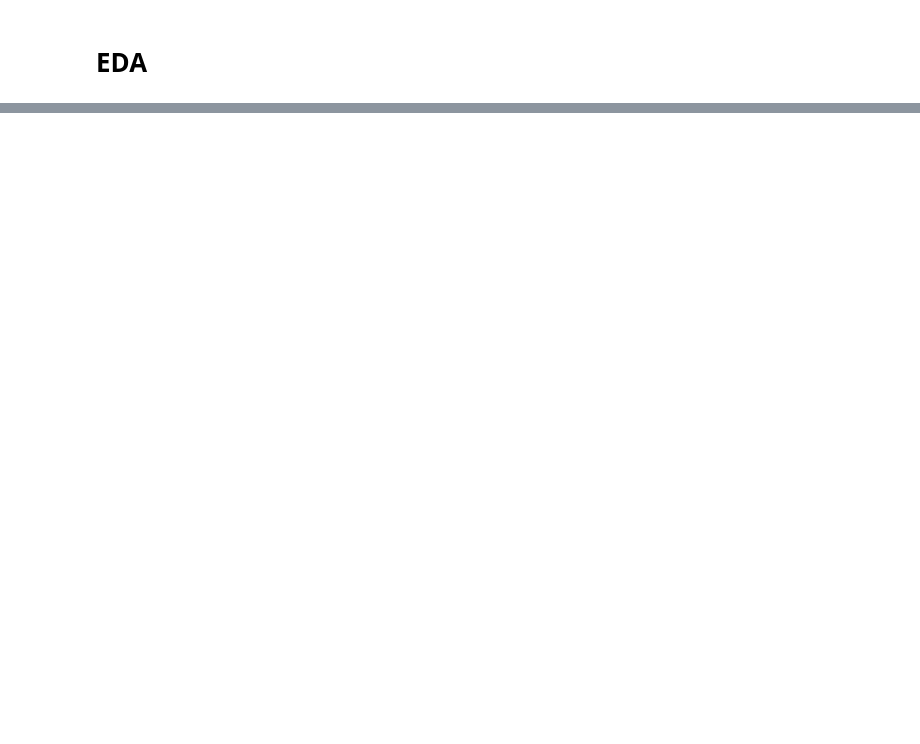
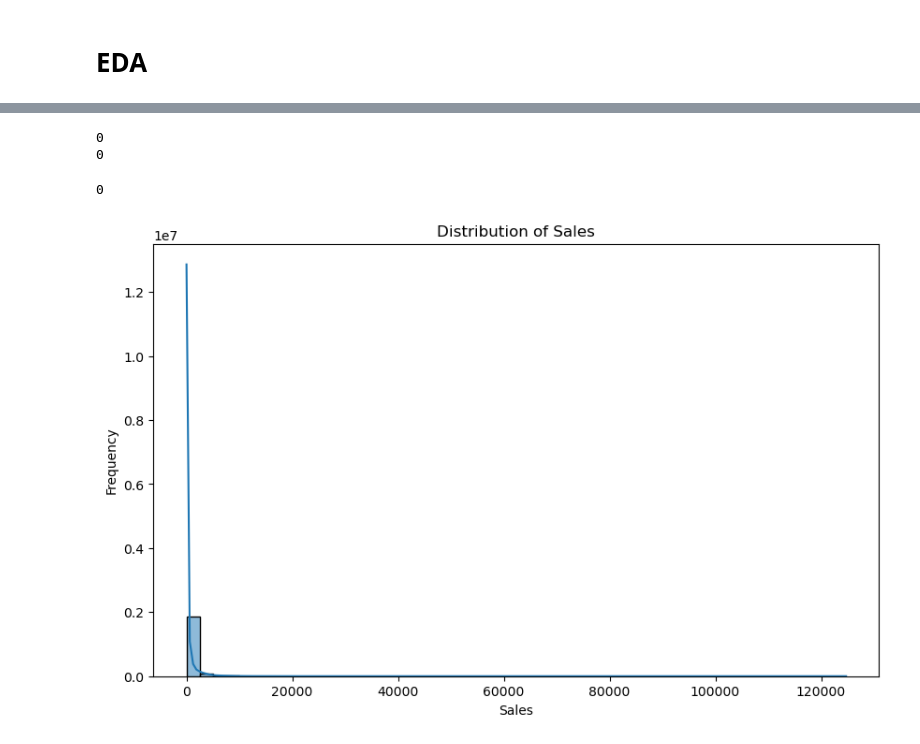
Before and after one commit to criemannt/Capstone-Three-Wrangling-EDA, a Jupyter notebook: Capstone Three Data Wrangling & Exploratory Data Analysis.ipynb, the cells around one changed output, grey strips where cells are left out. Drawn from its saved outputs; the diff is of its cells as text; code cells hidden in the pictures; blank space fills up the shorter version.

```diff
--- a/Capstone Three Data Wrangling & Exploratory Data Analysis.ipynb
+++ b/Capstone Three Data Wrangling & Exploratory Data Analysis.ipynb
@@ -250,0 +357,18 @@ plt.show()
+# %%
+#fill missing "dcoilwtico" in train_df by linear interpolation, forward fill, and backward fill
+train_df['dcoilwtico'] = train_df['dcoilwtico'].interpolate(method='linear')
+train_df['dcoilwtico'] = train_df['dcoilwtico'].ffill().bfill()
+
+test_df['dcoilwtico'] = test_df['dcoilwtico'].interpolate(method='linear')
+test_df['dcoilwtico'] = test_df['dcoilwtico'].ffill().bfill()
+
+print(train_df['dcoilwtico'].isnull().sum())
+print(test_df['dcoilwtico'].isnull().sum())
+# %% [output]
+0
+0
+# %%
+train_df['holiday_type'].fillna('No Holiday', inplace=True)
+print(train_df['holiday_type'].isnull().sum())
+# %% [output]
+0
@@ -250,0 +381,9 @@ plt.show()
+# %%
+plt.figure(figsize=(10, 6))
+sns.histplot(train_df['sales'], bins=50, kde=True)
+plt.title('Distribution of Sales')
+plt.xlabel('Sales')
+plt.ylabel('Frequency')
+plt.show()
+# %% [output]
+[figure, added]
```
Also changed, not shown: parts of 35 cells of this notebook.
